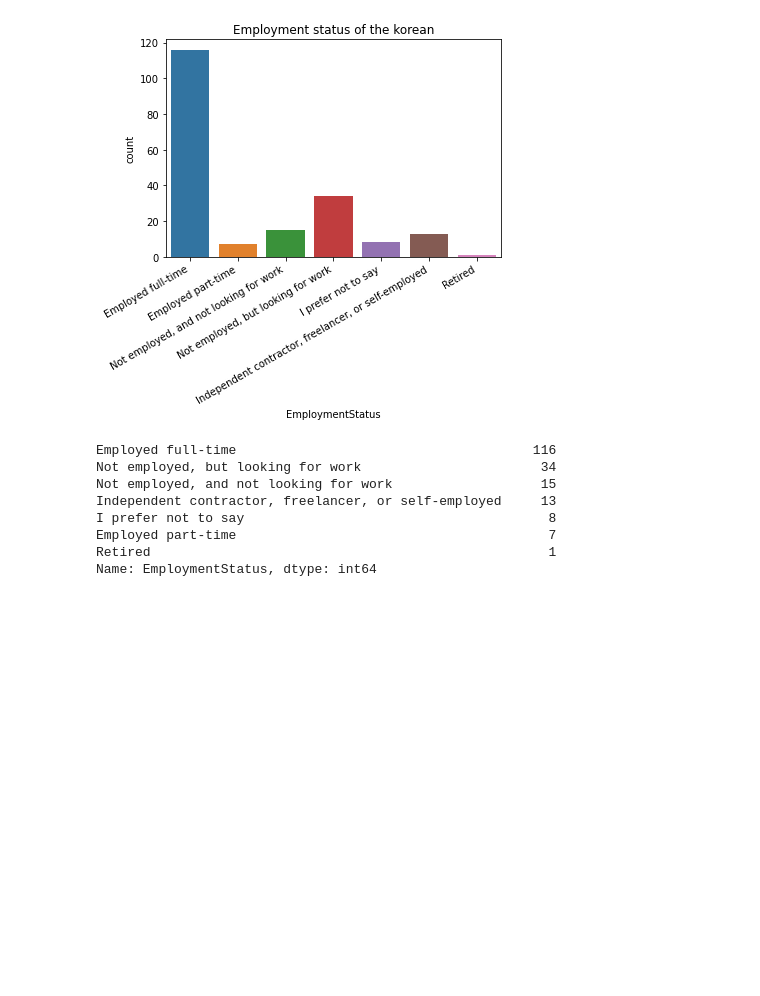
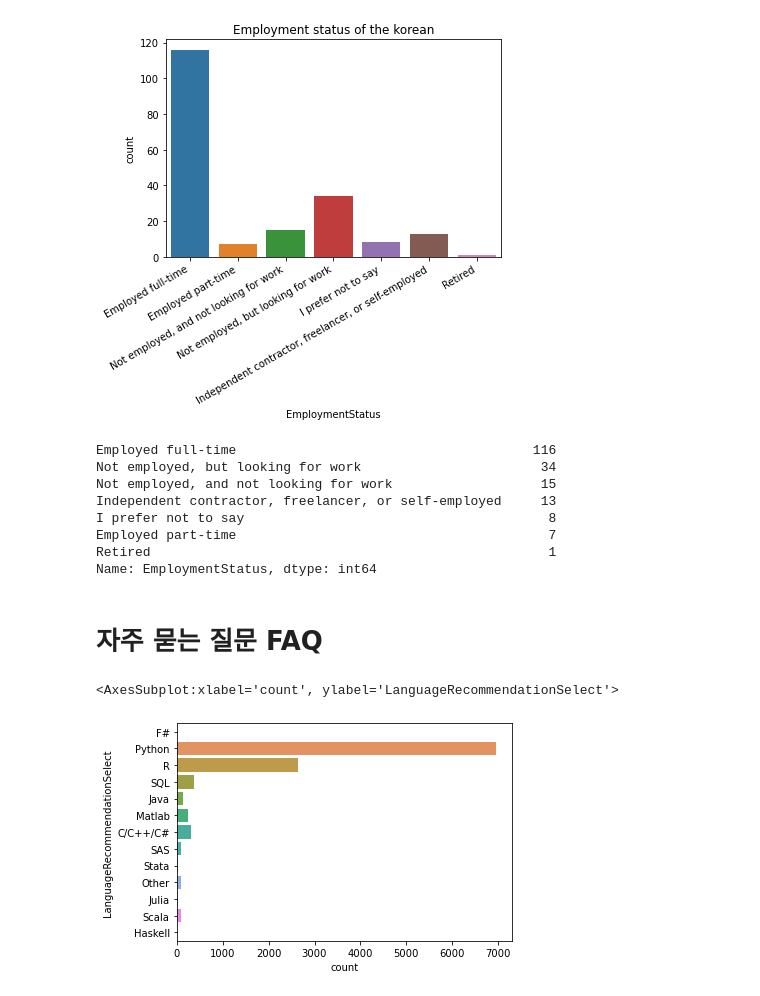
Before and after one commit to sm970309/kaggleStrugle, a Jupyter notebook: survey/Kaggle-ML-DS-survey-EDA.ipynb, the cells around one changed output. Saved outputs shown, nothing was run; the diff lists cells and outputs as text; code cells hidden in the pictures; blank space fills up the shorter version.

```diff
--- a/survey/Kaggle-ML-DS-survey-EDA.ipynb
+++ b/survey/Kaggle-ML-DS-survey-EDA.ipynb
@@ -286,3 +286,10 @@ I prefer not to say                                       8
 Employed part-time                                        7
 Retired                                                   1
 Name: EmploymentStatus, dtype: int64
+# %% [markdown]
+# 자주 묻는 질문 FAQ
+# %%
+sns.countplot(y="LanguageRecommendationSelect",data=mcq)
+# %% [output]
+<AxesSubplot:xlabel='count', ylabel='LanguageRecommendationSelect'>
+[figure, added]
```
Also changed, not shown: parts of 17 cells of this notebook.
